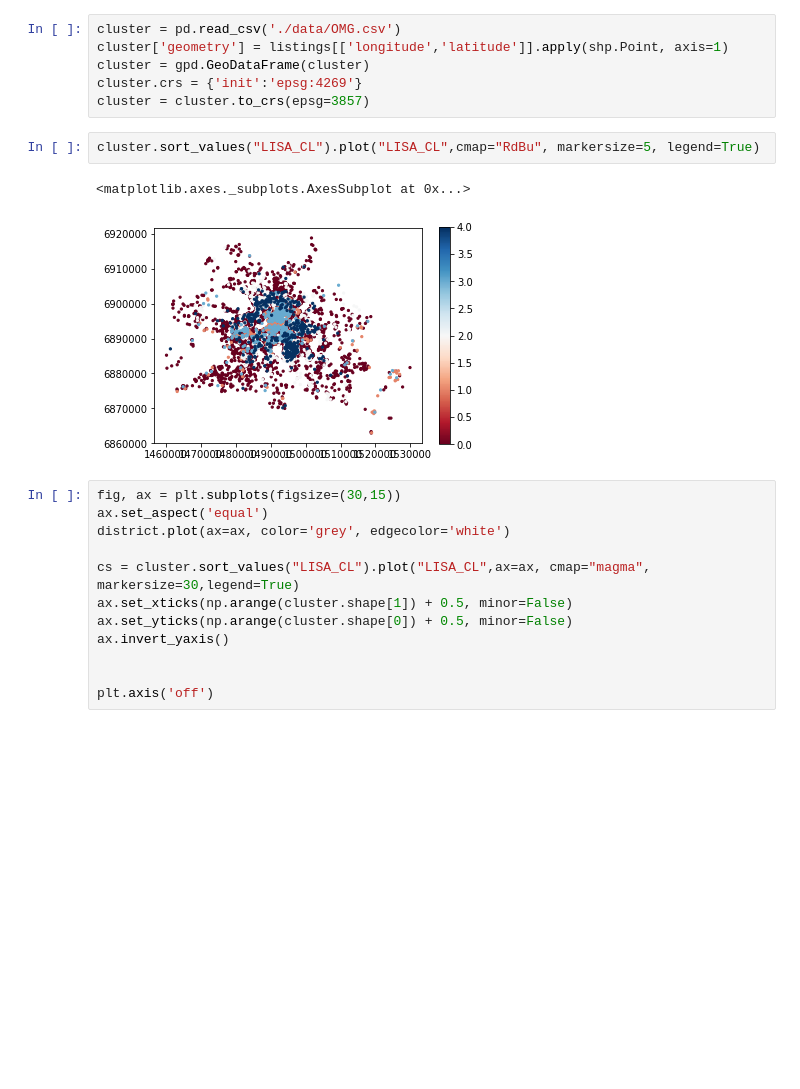
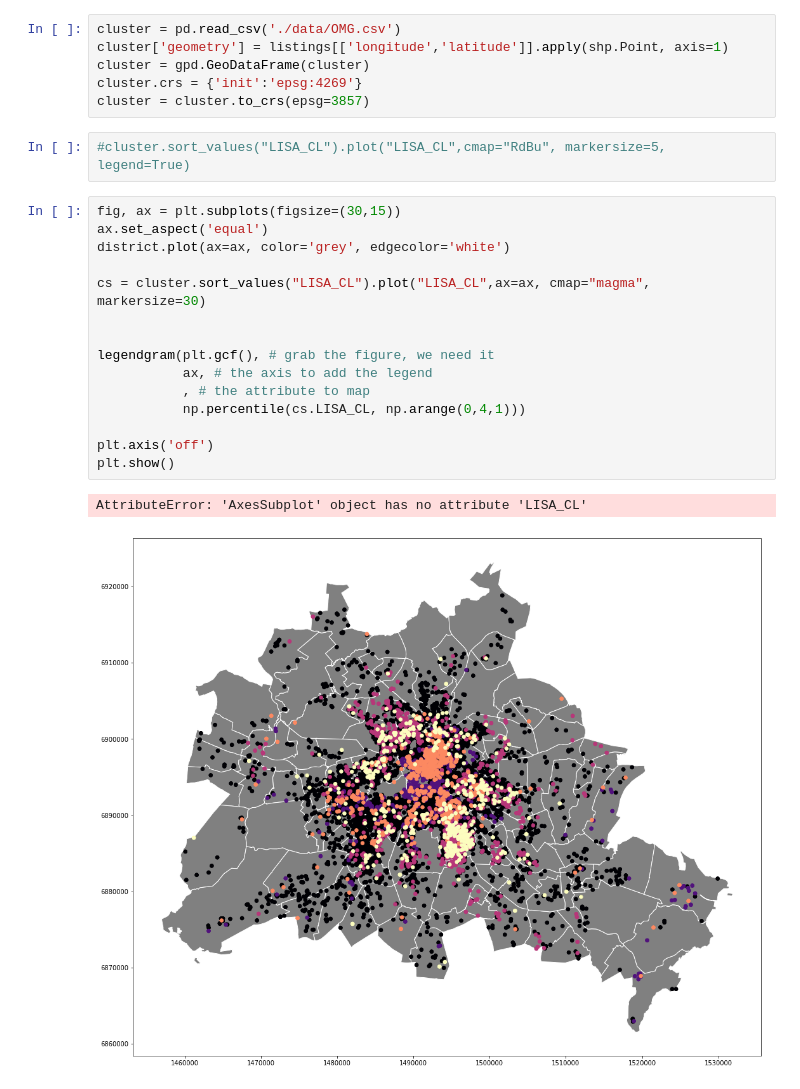
Before and after one commit to adivicco47/Spatialstatistics, a Jupyter notebook: BerlinListings.ipynb, the cells around one changed output. Saved outputs shown, nothing was run; the diff lists cells and outputs as text; blank space fills up the shorter version.

```diff
--- a/BerlinListings.ipynb
+++ b/BerlinListings.ipynb
@@ -194,21 +207,24 @@ cluster = gpd.GeoDataFrame(cluster)
 cluster.crs = {'init':'epsg:4269'}
 cluster = cluster.to_crs(epsg=3857)
 # %%
-cluster.sort_values("LISA_CL").plot("LISA_CL",cmap="RdBu", markersize=5, legend=True)
+#cluster.sort_values("LISA_CL").plot("LISA_CL",cmap="RdBu", markersize=5, legend=True)
-# %% [output]
-<matplotlib.axes._subplots.AxesSubplot at 0x...>
-[figure, removed]
 # %%
 fig, ax = plt.subplots(figsize=(30,15))
 ax.set_aspect('equal')
 district.plot(ax=ax, color='grey', edgecolor='white')
 
-cs = cluster.sort_values("LISA_CL").plot("LISA_CL",ax=ax, cmap="magma", markersize=30,legend=True)
-ax.set_xticks(np.arange(cluster.shape[1]) + 0.5, minor=False)
-ax.set_yticks(np.arange(cluster.shape[0]) + 0.5, minor=False)
-ax.invert_yaxis()
+cs = cluster.sort_values("LISA_CL").plot("LISA_CL",ax=ax, cmap="magma", markersize=30)
 
 
+legendgram(plt.gcf(), # grab the figure, we need it
+           ax, # the axis to add the legend
+           , # the attribute to map
+           np.percentile(cs.LISA_CL, np.arange(0,4,1)))
+
 plt.axis('off')
+plt.show()
+# %% [output]
+AttributeError: 'AxesSubplot' object has no attribute 'LISA_CL'
+[figure, added]
 # %%
 cluster.plot("LISA_CL", cmap="RdBu", markersize=30)
```
Also changed, not shown: parts of 10 cells of this notebook.
